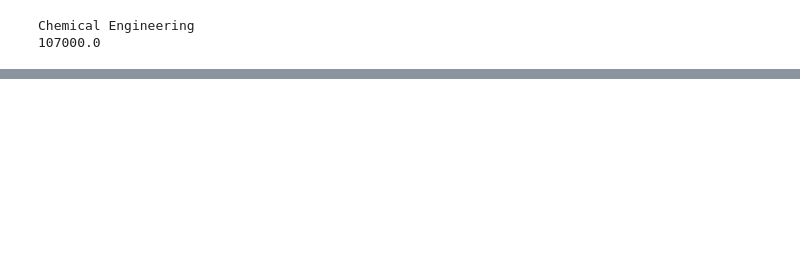
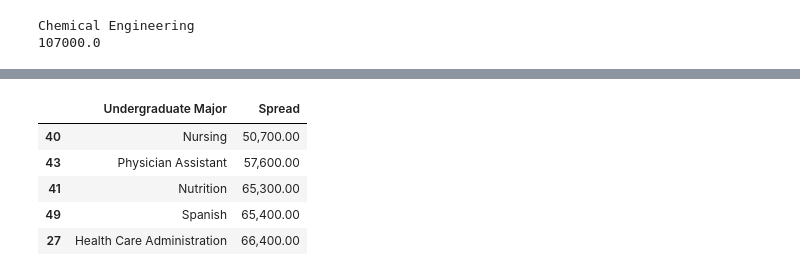
Before and after one commit to AkisParousis/Python_Data, a Jupyter notebook: Data_Exploration_Pandas.ipynb, the cells around one changed output, grey strips where cells are left out. Saved outputs shown, nothing was run; the diff lists cells and outputs as text; code cells hidden in the pictures; blank space fills up the shorter version.

```diff
--- a/Data_Exploration_Pandas.ipynb
+++ b/Data_Exploration_Pandas.ipynb
@@ -114,0 +138,11 @@ Chemical Engineering
+# %%
+#Sort with ascending order, to see which degrees have the smallest spread
+sort_df = df.sort_values('Spread', ascending=True)
+sort_df[['Undergraduate Major', 'Spread']].head()
+# %% [output]
+|  | Undergraduate Major | Spread |
+| 40 | Nursing | 50,700.00 |
+| 43 | Physician Assistant | 57,600.00 |
+| 41 | Nutrition | 65,300.00 |
+| 49 | Spanish | 65,400.00 |
+| 27 | Health Care Administration | 66,400.00 |
```
Also changed, not shown: parts of 20 cells of this notebook.
